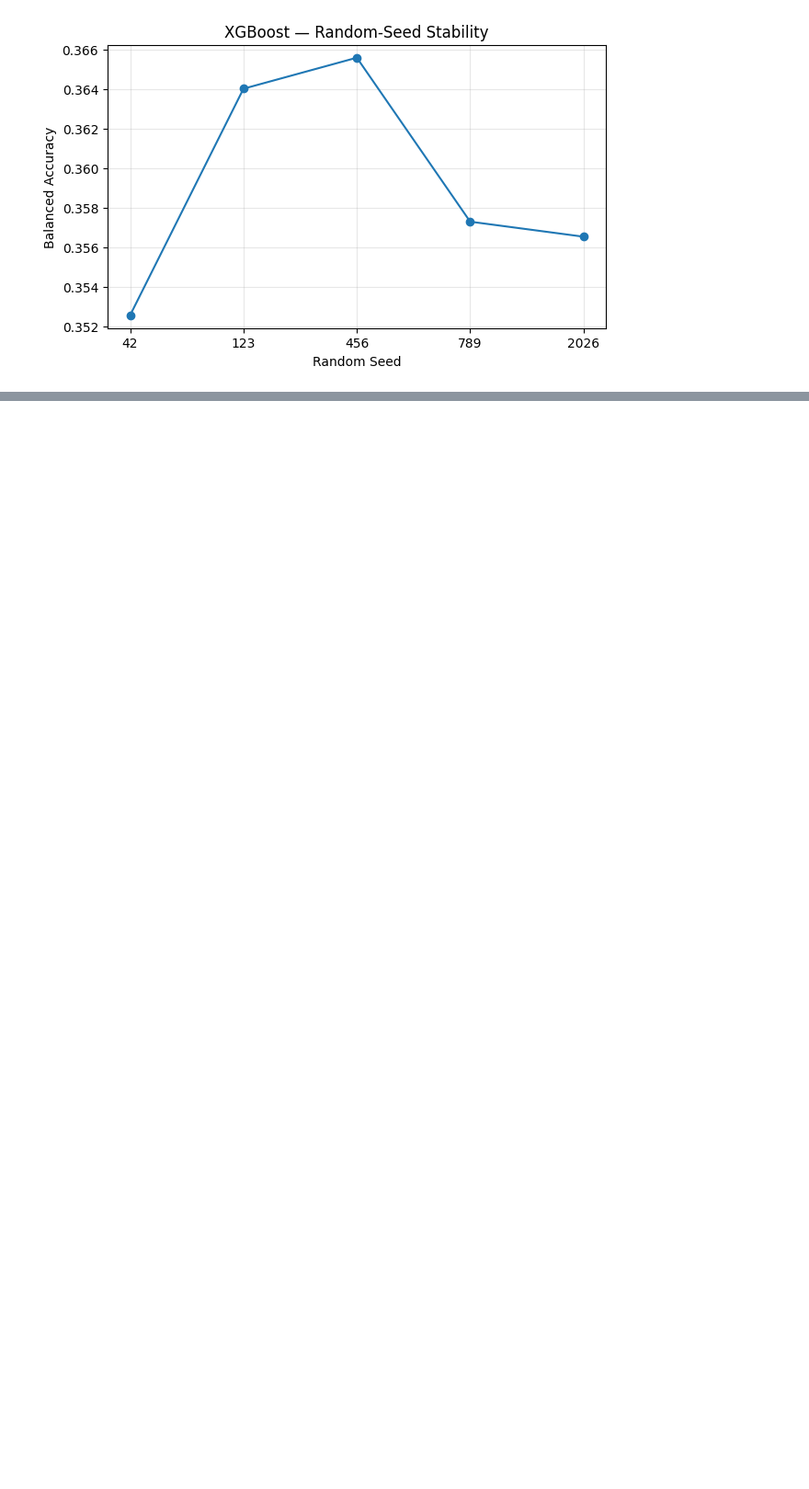
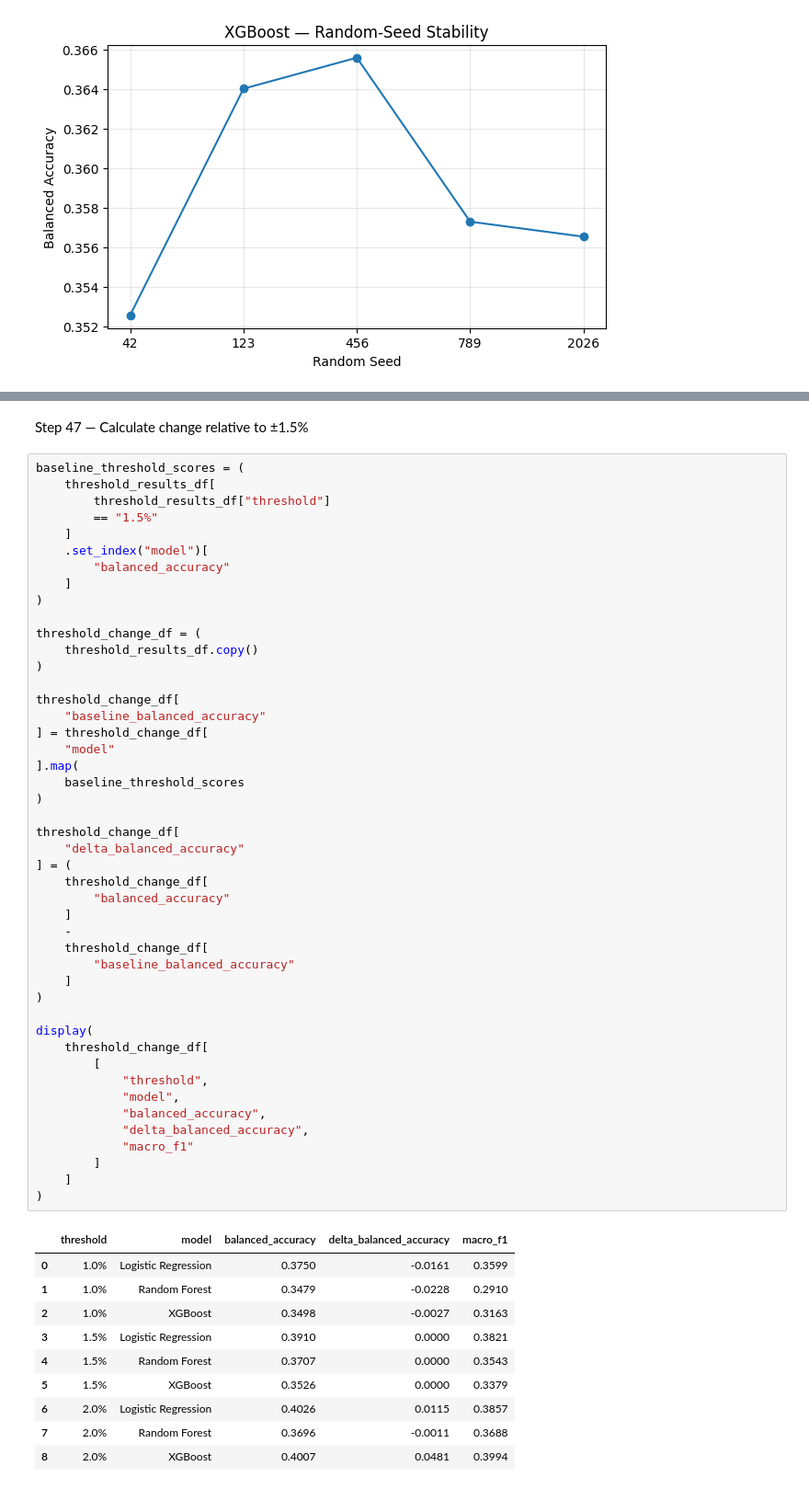
Before and after one commit to PhyoThor/Advance_Machine_Learning, a Jupyter notebook: 15_Robustness_and_validation.ipynb, the cells around one changed output, grey strips where cells are left out. Shown at 92% size. Cells and saved outputs as stored; diff of their text form; blank space fills up the shorter version.

```diff
--- a/15_Robustness_and_validation.ipynb
+++ b/15_Robustness_and_validation.ipynb
@@ -1329,0 +1821,59 @@ for model_name in seed_results_df["model"].unique():
+# %% [markdown]
+Step 47 — Calculate change relative to ±1.5%
+# %%
+baseline_threshold_scores = (
+    threshold_results_df[
+        threshold_results_df["threshold"]
+        == "1.5%"
+    ]
+    .set_index("model")[
+        "balanced_accuracy"
+    ]
+)
+
+threshold_change_df = (
+    threshold_results_df.copy()
+)
+
+threshold_change_df[
+    "baseline_balanced_accuracy"
+] = threshold_change_df[
+    "model"
+].map(
+    baseline_threshold_scores
+)
+
+threshold_change_df[
+    "delta_balanced_accuracy"
+] = (
+    threshold_change_df[
+        "balanced_accuracy"
+    ]
+    -
+    threshold_change_df[
+        "baseline_balanced_accuracy"
+    ]
+)
+
+display(
+    threshold_change_df[
+        [
+            "threshold",
+            "model",
+            "balanced_accuracy",
+            "delta_balanced_accuracy",
+            "macro_f1"
+        ]
+    ]
+)
+# %% [output]
+|  | threshold | model | balanced_accuracy | delta_balanced_accuracy | macro_f1 |
+| 0 | 1.0% | Logistic Regression | 0.3750 | -0.0161 | 0.3599 |
+| 1 | 1.0% | Random Forest | 0.3479 | -0.0228 | 0.2910 |
+| 2 | 1.0% | XGBoost | 0.3498 | -0.0027 | 0.3163 |
+| 3 | 1.5% | Logistic Regression | 0.3910 | 0.0000 | 0.3821 |
+| 4 | 1.5% | Random Forest | 0.3707 | 0.0000 | 0.3543 |
+| 5 | 1.5% | XGBoost | 0.3526 | 0.0000 | 0.3379 |
+| 6 | 2.0% | Logistic Regression | 0.4026 | 0.0115 | 0.3857 |
+| 7 | 2.0% | Random Forest | 0.3696 | -0.0011 | 0.3688 |
+| 8 | 2.0% | XGBoost | 0.4007 | 0.0481 | 0.3994 |
```
Also changed, not shown: parts of 41 cells of this notebook.
